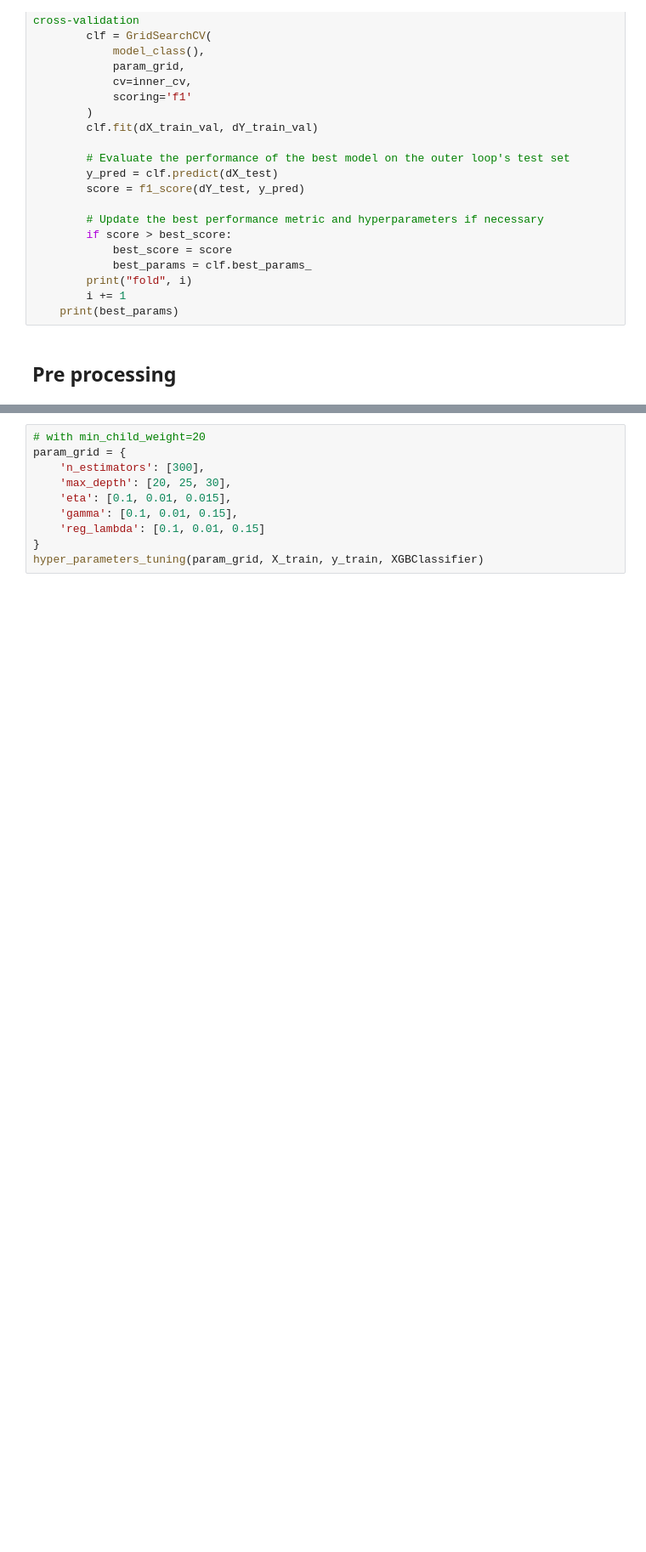
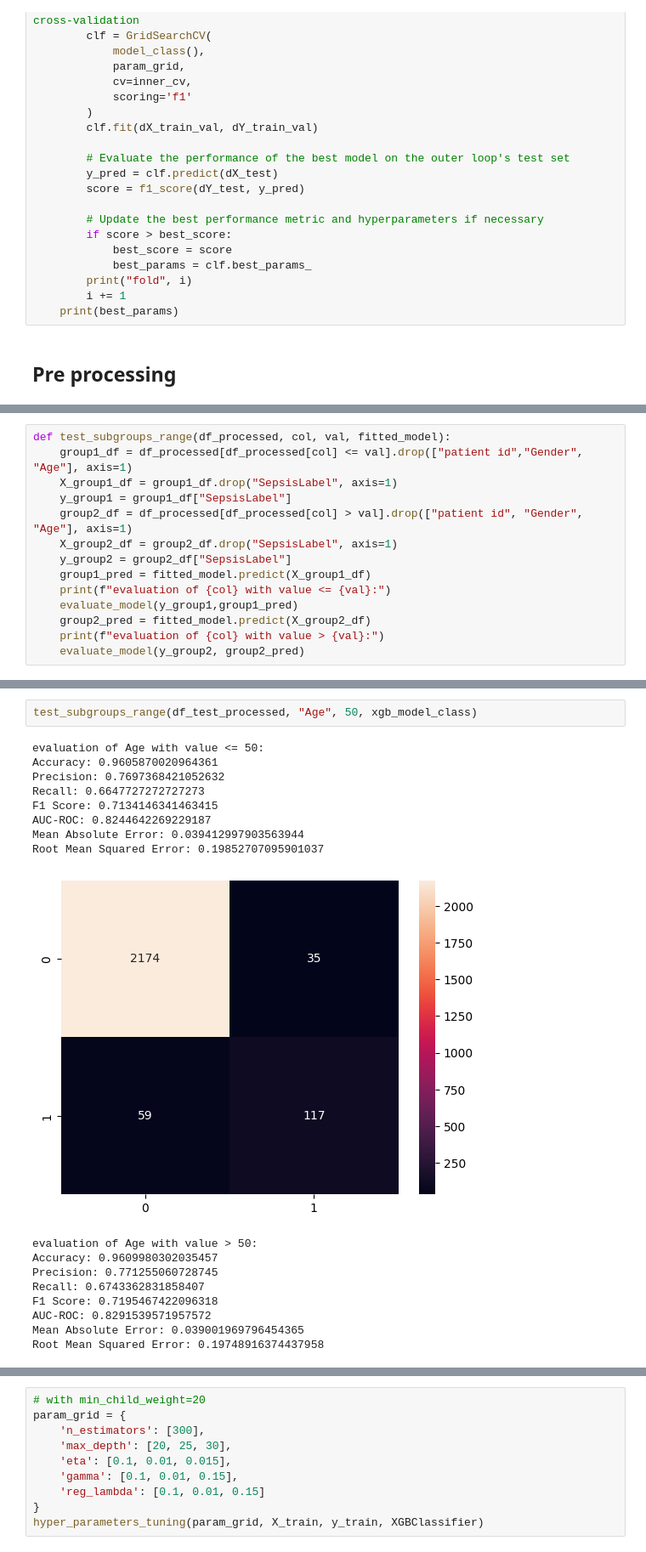
Before and after one commit to maayan-aytek/DS_LAB, a Jupyter notebook: train_and_pred.ipynb, the cells around one changed output, grey strips where cells are left out. Shown at 85% size. Cells and saved outputs as stored; diff of their text form; blank space fills up the shorter version.

```diff
--- a/train_and_pred.ipynb
+++ b/train_and_pred.ipynb
@@ -230,0 +270,14 @@ X_test, y_test,_ = pre_process(test_df_original, type_df = "test")
+# %%
+def test_subgroups_range(df_processed, col, val, fitted_model):
+    group1_df = df_processed[df_processed[col] <= val].drop(["patient id","Gender", "Age"], axis=1)
+    X_group1_df = group1_df.drop("SepsisLabel", axis=1)
+    y_group1 = group1_df["SepsisLabel"]
+    group2_df = df_processed[df_processed[col] > val].drop(["patient id", "Gender", "Age"], axis=1)
+    X_group2_df = group2_df.drop("SepsisLabel", axis=1)
+    y_group2 = group2_df["SepsisLabel"]
+    group1_pred = fitted_model.predict(X_group1_df)
+    print(f"evaluation of {col} with value <= {val}:")
+    evaluate_model(y_group1,group1_pred)
+    group2_pred = fitted_model.predict(X_group2_df)
+    print(f"evaluation of {col} with value > {val}:")
+    evaluate_model(y_group2, group2_pred)
@@ -230,0 +305,20 @@ X_test, y_test,_ = pre_process(test_df_original, type_df = "test")
+# %%
+test_subgroups_range(df_test_processed, "Age", 50, xgb_model_class)
+# %% [output]
+evaluation of Age with value <= 50:
+Accuracy: 0.9605870020964361
+Precision: 0.7697368421052632
+Recall: 0.6647727272727273
+F1 Score: 0.7134146341463415
+AUC-ROC: 0.8244642269229187
+Mean Absolute Error: 0.039412997903563944
+Root Mean Squared Error: 0.19852707095901037
+[figure, added]
+evaluation of Age with value > 50:
+Accuracy: 0.9609980302035457
+Precision: 0.771255060728745
+Recall: 0.6743362831858407
+F1 Score: 0.7195467422096318
+AUC-ROC: 0.8291539571957572
+Mean Absolute Error: 0.039001969796454365
+Root Mean Squared Error: 0.19748916374437958
```
Also changed, not shown: parts of 28 cells of this notebook, 1 other file.
